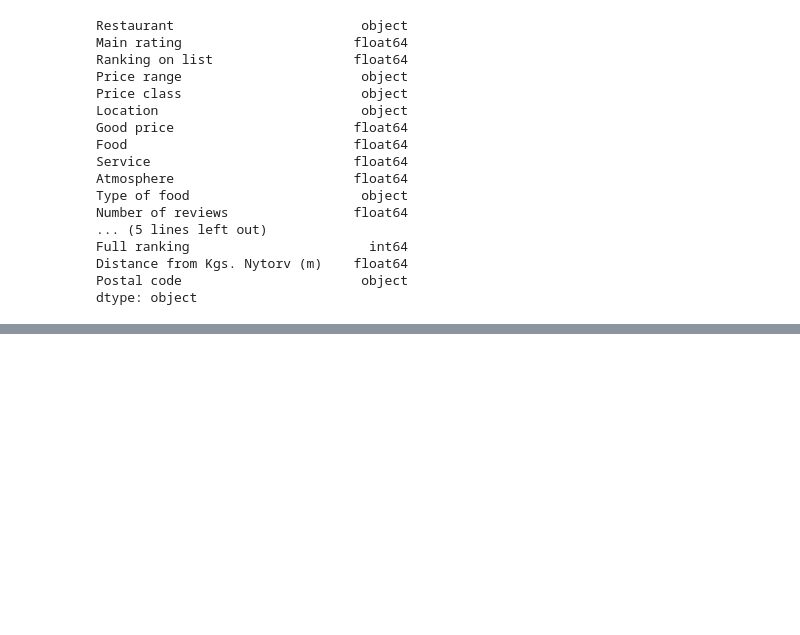
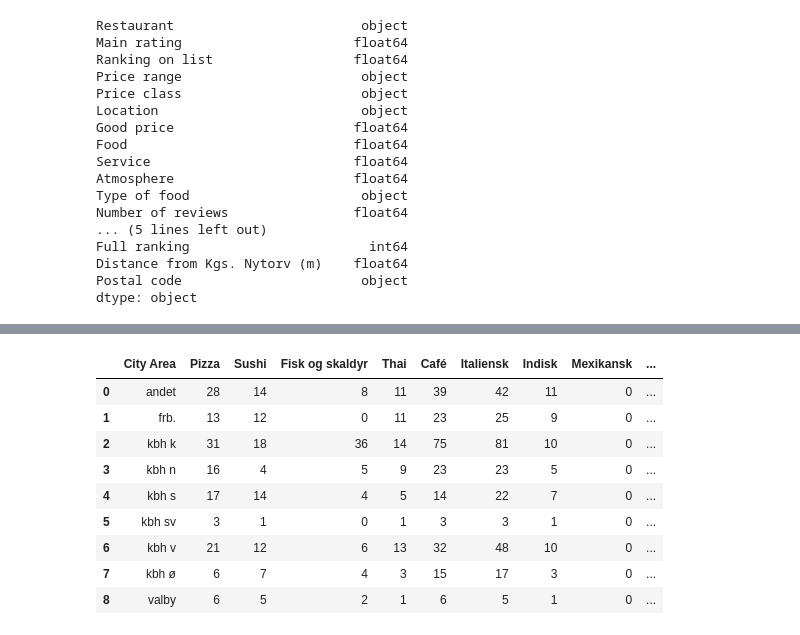
Before and after one commit to EMCK3N/SDS2019-grp20, a Jupyter notebook: Untitled.ipynb, the cells around one changed output, grey strips where cells are left out. Saved outputs shown, nothing was run; the diff lists cells and outputs as text; code cells hidden in the pictures; blank space fills up the shorter version.

```diff
--- a/Untitled.ipynb
+++ b/Untitled.ipynb
@@ -87,0 +168,5 @@ type_mad_df.to_csv("type_mad_df.csv")
+# %%
+import pandas as pd
+områder = [['kbh k', 698], ['andet', 402], ['kbh v', 391], ['frb.', 223], ['kbh n', 213], ['kbh s', 163], ['kbh ø', 151], ['valby', 44], ['kbh sv', 32]]
+områder_df = pd.DataFrame(områder, columns = ['City Area', 'Total'])
+print(områder_df)
@@ -87,0 +184,16 @@ type_mad_df.to_csv("type_mad_df.csv")
+# %%
+#joining the two dataframes to get the total column
+df_grp_area = pd.merge(df_grp_area, områder_df, left_on='City Area', right_on='City Area')
+
+df_grp_area
+# %% [output]
+|  | City Area | Pizza | Sushi | Fisk og skaldyr | Thai | Café | Italiensk | Indisk | Mexikansk | ... |
+| 0 | andet | 28 | 14 | 8 | 11 | 39 | 42 | 11 | 0 | ... |
+| 1 | frb. | 13 | 12 | 0 | 11 | 23 | 25 | 9 | 0 | ... |
+| 2 | kbh k | 31 | 18 | 36 | 14 | 75 | 81 | 10 | 0 | ... |
+| 3 | kbh n | 16 | 4 | 5 | 9 | 23 | 23 | 5 | 0 | ... |
+| 4 | kbh s | 17 | 14 | 4 | 5 | 14 | 22 | 7 | 0 | ... |
+| 5 | kbh sv | 3 | 1 | 0 | 1 | 3 | 3 | 1 | 0 | ... |
+| 6 | kbh v | 21 | 12 | 6 | 13 | 32 | 48 | 10 | 0 | ... |
+| 7 | kbh ø | 6 | 7 | 4 | 3 | 15 | 17 | 3 | 0 | ... |
+| 8 | valby | 6 | 5 | 2 | 1 | 6 | 5 | 1 | 0 | ... |
```
Also changed, not shown: parts of 13 cells of this notebook, 3 other files.
